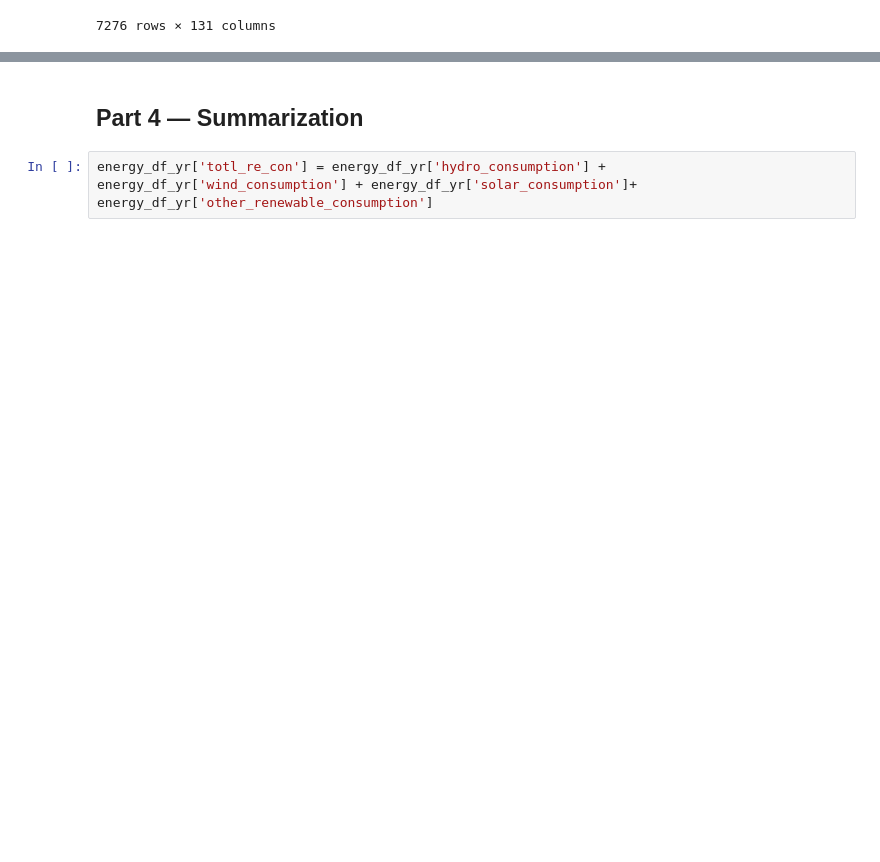
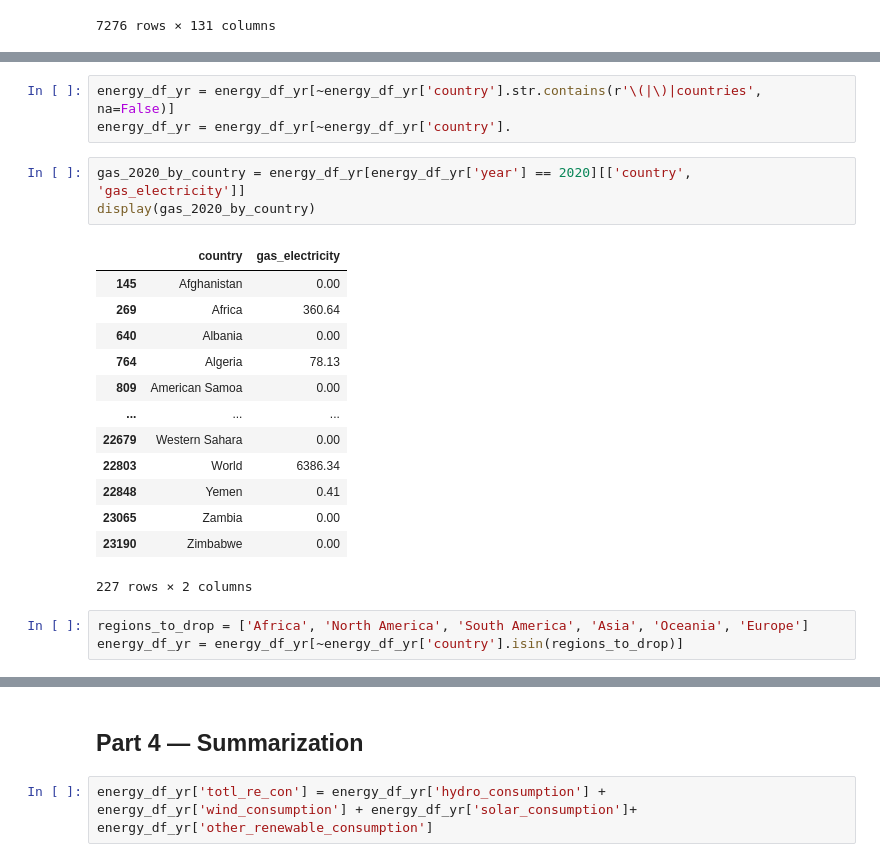
Before and after one commit to ellenwang995/week2_pandas, a Jupyter notebook: Session_2_Student_Worksheet.ipynb, the cells around one changed output, grey strips where cells are left out. Drawn from its saved outputs; the diff is of its cells as text; blank space fills up the shorter version.

```diff
--- a/Session_2_Student_Worksheet.ipynb
+++ b/Session_2_Student_Worksheet.ipynb
@@ -179,0 +202,23 @@ energy_df_yr
+# %%
+energy_df_yr = energy_df_yr[~energy_df_yr['country'].str.contains(r'\(|\)|countries', na=False)]
+energy_df_yr = energy_df_yr[~energy_df_yr['country'].
+# %%
+gas_2020_by_country = energy_df_yr[energy_df_yr['year'] == 2020][['country', 'gas_electricity']]
+display(gas_2020_by_country)
+# %% [output]
+|  | country | gas_electricity |
+| 145 | Afghanistan | 0.00 |
+| 269 | Africa | 360.64 |
+| 640 | Albania | 0.00 |
+| 764 | Algeria | 78.13 |
+| 809 | American Samoa | 0.00 |
+| ... | ... | ... |
+| 22679 | Western Sahara | 0.00 |
+| 22803 | World | 6386.34 |
+| 22848 | Yemen | 0.41 |
+| 23065 | Zambia | 0.00 |
+| 23190 | Zimbabwe | 0.00 |
+227 rows × 2 columns
+# %%
+regions_to_drop = ['Africa', 'North America', 'South America', 'Asia', 'Oceania', 'Europe']
+energy_df_yr = energy_df_yr[~energy_df_yr['country'].isin(regions_to_drop)]
```
Also changed, not shown: parts of 12 cells of this notebook.
